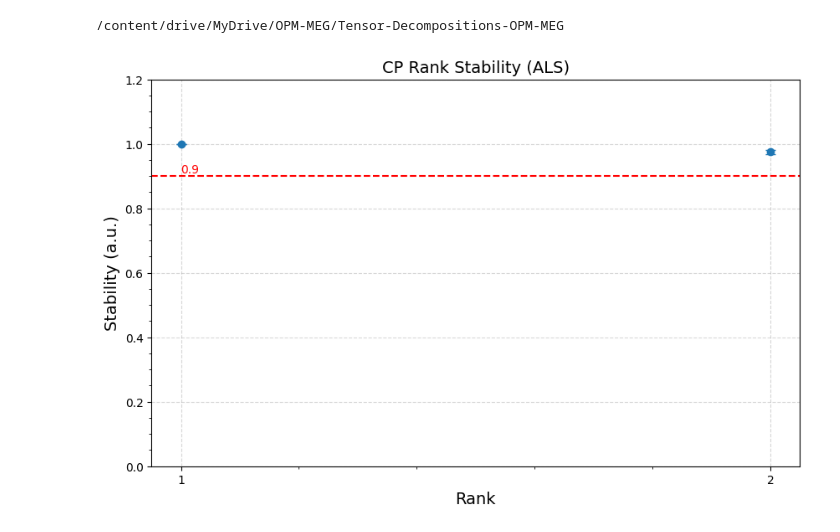
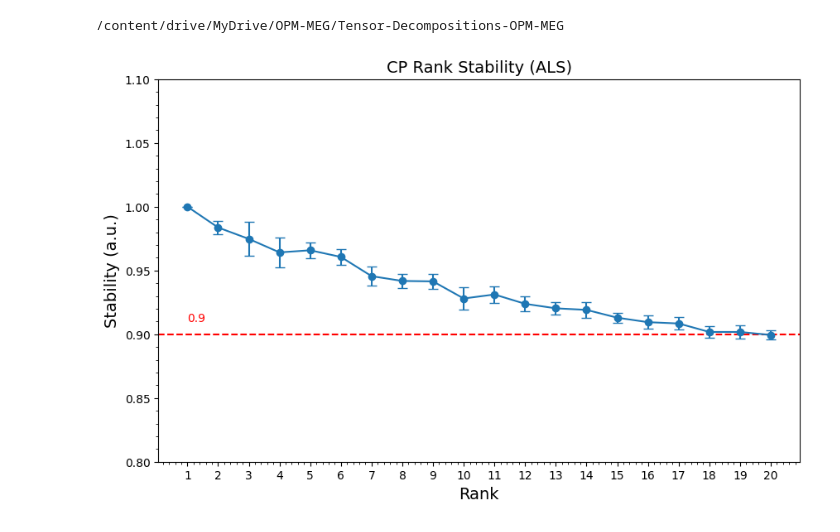
Before and after one commit to hug0-w/Tensor-Decompositions-OPM-MEG, a Jupyter notebook: decompositions/rank_selection_outcome.ipynb, the cells around one changed output. Cells and saved outputs as stored; diff of their text form; code cells hidden in the pictures.

```diff
--- a/decompositions/rank_selection_outcome.ipynb
+++ b/decompositions/rank_selection_outcome.ipynb
@@ -119,12 +124,14 @@ Pow.shape
 # %% [output]
 (751, 35, 121, 195)
 # %%
-log_Pow = np.log(Pow+1e-10)
+Pow_nn = np.log1p(Pow)
 # %%
-log_Pow = log_Pow.T
+trial_scale = Pow_nn.mean(axis=(1,2,3), keepdims=True)
+
+Pow_nn = Pow_nn / trial_scale
 # %%
 device = 'cuda' if torch.cuda.is_available() else 'cpu'
-log_Pow_torch = torch.as_tensor(log_Pow, device=device, dtype=torch.float32)
+log_Pow_torch = torch.as_tensor(Pow_nn, device=device, dtype=torch.float32)
 # %%
 %cd Tensor-Decompositions-OPM-MEG/
 from src.tools.stability import similarity_matrix, rank_stability, optimal_score, stability_plot
@@ -136,19 +143,21 @@ tl.set_backend('pytorch')
 # %%
 from tqdm import tqdm
 # %%
-ranks = np.arange(1,3,1)
+ranks = np.arange(1,21,1)
 
 stabilities = []
 stds = []
 
 for i in tqdm(ranks):
 
-    stability,std = rank_stability(log_Pow_torch,i)
+    stability,std = rank_stability(log_Pow_torch,i,n_repeats=10)
 
 
     stabilities.append(stability)
     stds.append(std)
 # %%
 stability_plot(ranks,stabilities,stds)
+plt.ylim(0.8,1.1)
+plt.grid(False)
 # %% [output]
-[figure, old version]
+[figure, new version]
```
Also changed, not shown: parts of 7 cells of this notebook.
